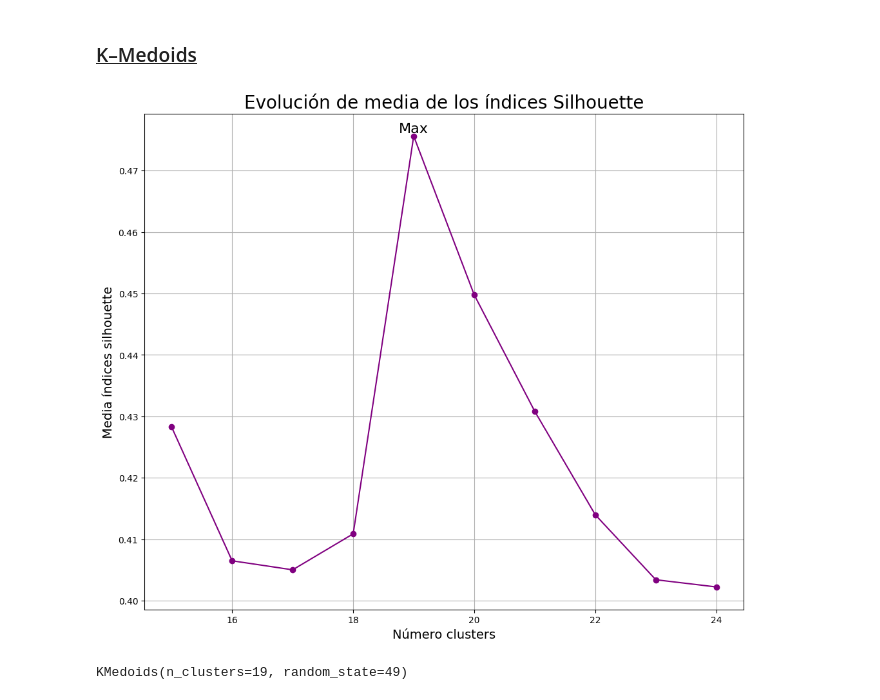
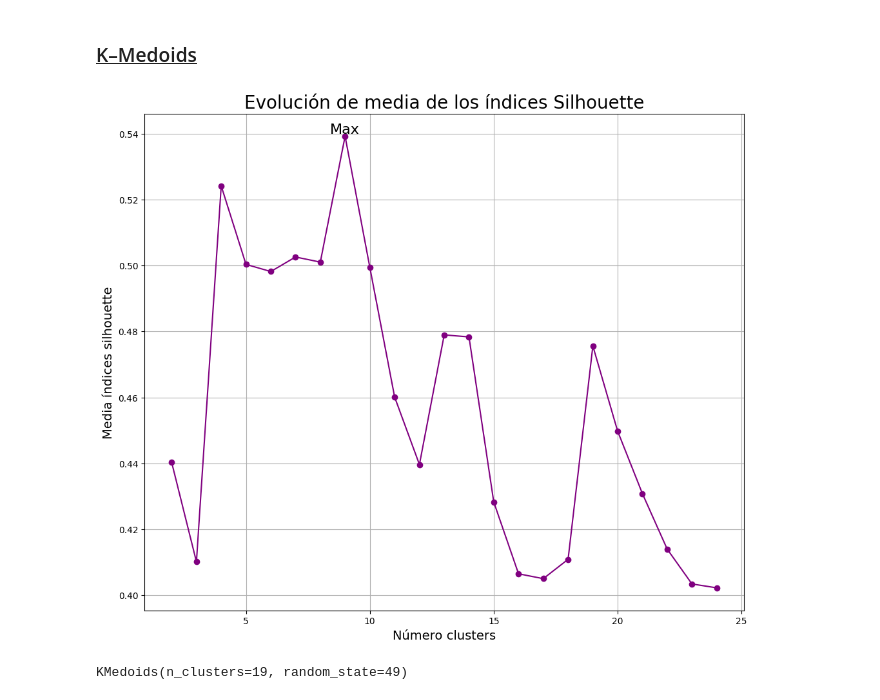
Before and after one commit to celiiaaa/Star_Classification_Clustering, a Jupyter notebook: main.ipynb, the cells around one changed output. Cells and saved outputs as stored; diff of their text form; code cells hidden in the pictures.

```diff
--- a/main.ipynb
+++ b/main.ipynb
@@ -319,15 +321,11 @@ X_ord['Spectral_Class'] = X_ord['Spectral_Class'].map(lambda x: spectral_class.i
 colors = ["Red", "Orange-Red", "Orange", "Pale yellow orange", "Yellowish", "yellow-white", "Whitish", "Yellowish White", "White-Yellow", "White", "Blue-white", "Blue"]
 
 # Iterar todos los elementos y modificarlos
-for i in range(len(stars_df)):
-    if (stars_df['Color'][i] not in colors):
-        elem = stars_df['Color'][i]
-        if elem == "Blue White" or elem == "Blue white" or elem == "Blue-White":
-            stars_df['Color'][i] = "Blue-white"
-        elif elem == "white":
-            stars_df['Color'][i] = "White"
-        elif elem == "yellowish":
-            stars_df['Color'][i] = "Yellowish"
+X_ord['Color'] = X_ord['Color'].replace("Blue White", "Blue-white")
+X_ord['Color'] = X_ord['Color'].replace("Blue white", "Blue-white")
+X_ord['Color'] = X_ord['Color'].replace("Blue-White", "Blue-white")
+X_ord['Color'] = X_ord['Color'].replace("white", "White")
+X_ord['Color'] = X_ord['Color'].replace("yellowish", "Yellowish")
 
 # Pasar columnas categóricas ordinales a numéricas
 X_ord['Color'] = X_ord['Color'].map(lambda x: colors.index(x))
@@ -399,7 +436,7 @@ El primer algoritmo que vamos a realizar es el `KMeans`. Utilizaremos el de *SKl
 # Número de clusters
 # -------------------------------------------------------------------------
 
-range_n_clusters = range(15, 25)
+range_n_clusters = range(2, 25)
 valores_medios_silhouette = []
 
 for n_clusters in range_n_clusters:
@@ -441,7 +478,7 @@ y_pred = modelo_kmeans_one.fit_predict(X_scaled_one)
 # Número de clusters
 # -------------------------------------------------------------------------
 
-range_n_clusters = range(15, 25)
+range_n_clusters = range(2, 10)
 valores_medios_silhouette = []
 
 for n_clusters in range_n_clusters:
@@ -488,7 +525,7 @@ En esta otra parte, aplicaremos los algoritmos de *clustering* aplicados anterio
 # Número de clusters
 # -------------------------------------------------------------------------
 
-range_n_clusters = range(10, 18)
+range_n_clusters = range(2, 18)
 valores_medios_silhouette = []
 
 for n_clusters in range_n_clusters:
@@ -528,29 +565,29 @@ y_pred = modelo_kmeans_ord.fit_predict(X_scaled_ord)
 # %%
 # -------------------------------------------------------------------------
 # Número de clusters
 # -------------------------------------------------------------------------
 
-range_n_clusters = range(15, 25)
+range_n_clusters = range(2, 25)
 valores_medios_silhouette = []
 
 for n_clusters in range_n_clusters:
     modelo = KMedoids(
         n_clusters   = n_clusters,
         random_state = 49
     )
     cluster_labels = modelo.fit_predict(X_scaled_ord)
     silhouette_avg = silhouette_score(X_scaled_ord, cluster_labels)
     valores_medios_silhouette.append(silhouette_avg)
 
 # Encontrar el número de clústeres con la puntuación de silueta máxima
 max_silhouette_idx = np.argmax(valores_medios_silhouette)
 max_silhouette_score = valores_medios_silhouette[max_silhouette_idx]
 best_n_clusters = range_n_clusters[max_silhouette_idx]
 
 # Método silueta para datos escalados
 metodo_silueta(range_n_clusters, valores_medios_silhouette, best_n_clusters, max_silhouette_score+0.0001)
 # %% [output]
-[figure, old version]
+[figure, new version]
 # %%
 # Modelo
 modelo_kmedoids_ord = KMedoids(n_clusters=19, random_state=49)
```
Also changed, not shown: parts of 15 cells of this notebook.
